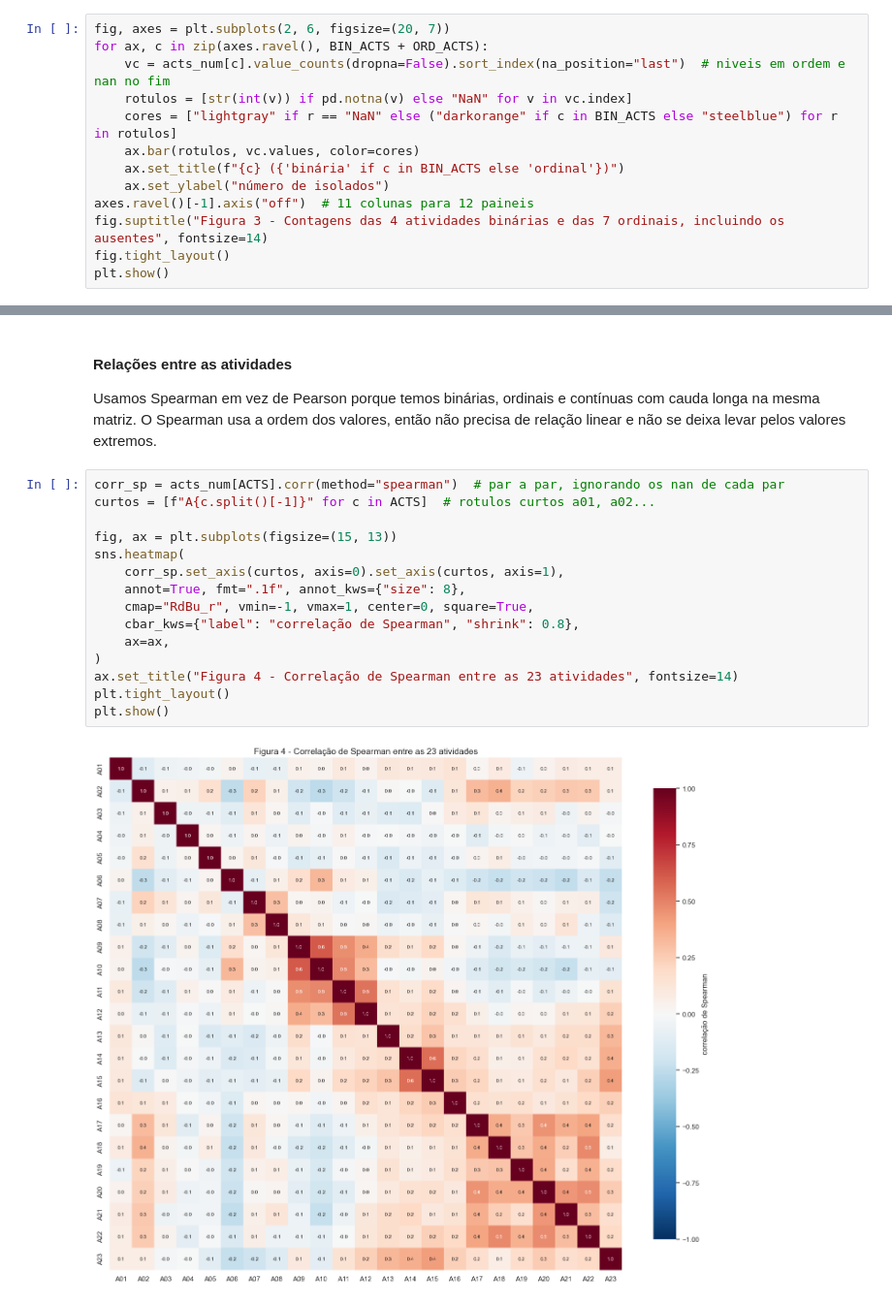
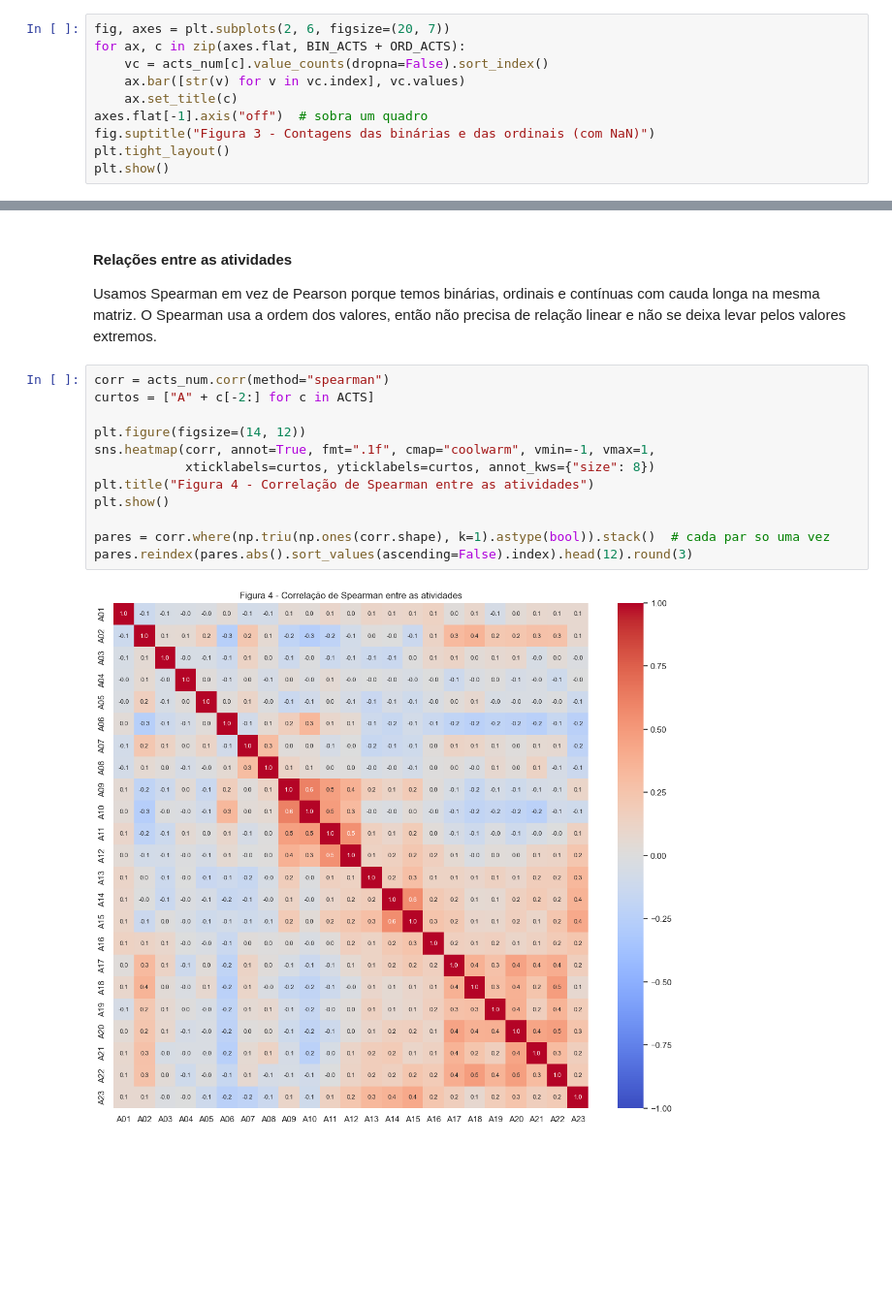
Before and after one commit to dharahadi/t1-aprendizado-maquina, a Jupyter notebook: T1_Regenera.ipynb, the cells around one changed output, grey strips where cells are left out. Shown at 97% size. Drawn from its saved outputs; the diff is of its cells as text; blank space fills up the shorter version.

```diff
--- a/T1_Regenera.ipynb
+++ b/T1_Regenera.ipynb
@@ -264,15 +219,12 @@ Na Figura 2, as Atividades 02, 14, 15 e 23 têm um pico grande perto do zero e u
 Pelo que vimos, as candidatas ao log são as cinco com assimetria acima de 2 (06, 07, 14, 15 e 23).
 # %%
 fig, axes = plt.subplots(2, 6, figsize=(20, 7))
-for ax, c in zip(axes.ravel(), BIN_ACTS + ORD_ACTS):
-    vc = acts_num[c].value_counts(dropna=False).sort_index(na_position="last")  # niveis em ordem e nan no fim
-    rotulos = [str(int(v)) if pd.notna(v) else "NaN" for v in vc.index]
-    cores = ["lightgray" if r == "NaN" else ("darkorange" if c in BIN_ACTS else "steelblue") for r in rotulos]
-    ax.bar(rotulos, vc.values, color=cores)
-    ax.set_title(f"{c} ({'binária' if c in BIN_ACTS else 'ordinal'})")
-    ax.set_ylabel("número de isolados")
-axes.ravel()[-1].axis("off")  # 11 colunas para 12 paineis
-fig.suptitle("Figura 3 - Contagens das 4 atividades binárias e das 7 ordinais, incluindo os ausentes", fontsize=14)
-fig.tight_layout()
+for ax, c in zip(axes.flat, BIN_ACTS + ORD_ACTS):
+    vc = acts_num[c].value_counts(dropna=False).sort_index()
+    ax.bar([str(v) for v in vc.index], vc.values)
+    ax.set_title(c)
+axes.flat[-1].axis("off")  # sobra um quadro
+fig.suptitle("Figura 3 - Contagens das binárias e das ordinais (com NaN)")
+plt.tight_layout()
 plt.show()
 # %% [output]
@@ -286,19 +238,16 @@ Nas ordinais cada atividade tem um formato: a 13 concentra quase tudo no nível
 
 Usamos Spearman em vez de Pearson porque temos binárias, ordinais e contínuas com cauda longa na mesma matriz. O Spearman usa a ordem dos valores, então não precisa de relação linear e não se deixa levar pelos valores extremos.
 # %%
-corr_sp = acts_num[ACTS].corr(method="spearman")  # par a par, ignorando os nan de cada par
-curtos = [f"A{c.split()[-1]}" for c in ACTS]  # rotulos curtos a01, a02...
+corr = acts_num.corr(method="spearman")
+curtos = ["A" + c[-2:] for c in ACTS]
 
-fig, ax = plt.subplots(figsize=(15, 13))
-sns.heatmap(
-    corr_sp.set_axis(curtos, axis=0).set_axis(curtos, axis=1),
-    annot=True, fmt=".1f", annot_kws={"size": 8},
-    cmap="RdBu_r", vmin=-1, vmax=1, center=0, square=True,
-    cbar_kws={"label": "correlação de Spearman", "shrink": 0.8},
-    ax=ax,
-)
-ax.set_title("Figura 4 - Correlação de Spearman entre as 23 atividades", fontsize=14)
-plt.tight_layout()
+plt.figure(figsize=(14, 12))
+sns.heatmap(corr, annot=True, fmt=".1f", cmap="coolwarm", vmin=-1, vmax=1,
+            xticklabels=curtos, yticklabels=curtos, annot_kws={"size": 8})
+plt.title("Figura 4 - Correlação de Spearman entre as atividades")
 plt.show()
+
+pares = corr.where(np.triu(np.ones(corr.shape), k=1).astype(bool)).stack()  # cada par so uma vez
+pares.reindex(pares.abs().sort_values(ascending=False).index).head(12).round(3)
 # %% [output]
-[figure, old version]
+[figure, new version]
```
Also changed, not shown: parts of 37 cells of this notebook.
